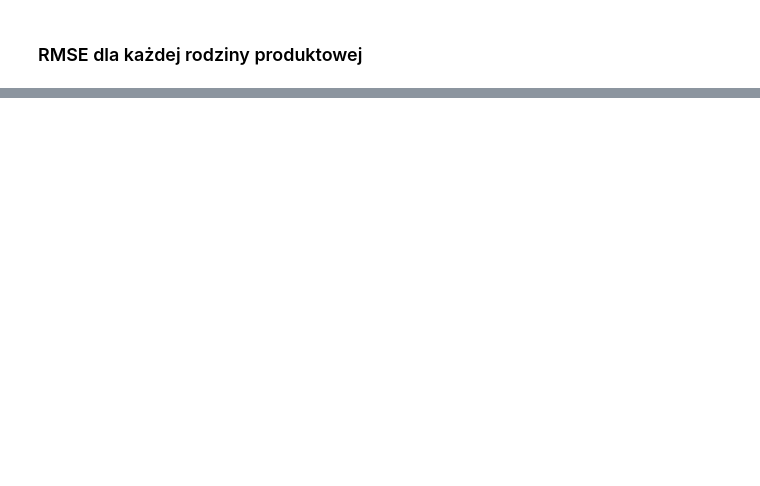
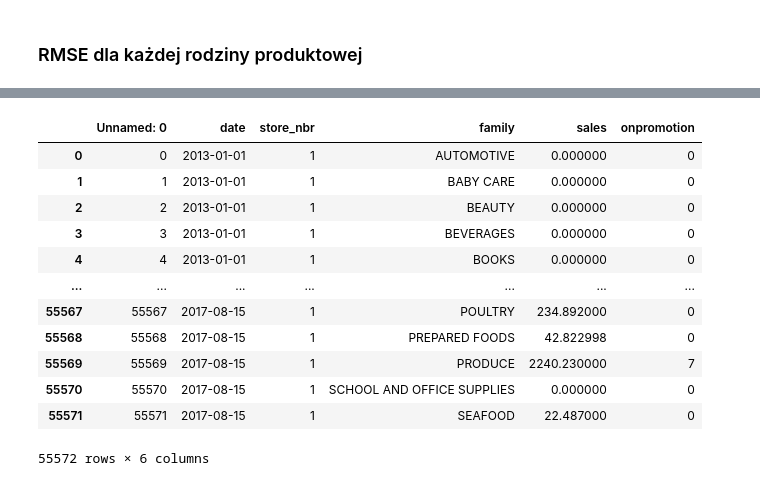
Before and after one commit to Mieszkokucz/UM_UEP_PROJEKT_ZALICZENIOWY, a Jupyter notebook: notebooks/eda.ipynb, the cells around one changed output, grey strips where cells are left out. Saved outputs shown, nothing was run; the diff lists cells and outputs as text; code cells hidden in the pictures; blank space fills up the shorter version.

```diff
--- a/notebooks/eda.ipynb
+++ b/notebooks/eda.ipynb
@@ -342,0 +229,16 @@ df_rmse.sort_values(by='forecast/sales', ascending=False)
+# %%
+store1
+# %% [output]
+|  | Unnamed: 0 | date | store_nbr | family | sales | onpromotion |
+| 0 | 0 | 2013-01-01 | 1 | AUTOMOTIVE | 0.000000 | 0 |
+| 1 | 1 | 2013-01-01 | 1 | BABY CARE | 0.000000 | 0 |
+| 2 | 2 | 2013-01-01 | 1 | BEAUTY | 0.000000 | 0 |
+| 3 | 3 | 2013-01-01 | 1 | BEVERAGES | 0.000000 | 0 |
+| 4 | 4 | 2013-01-01 | 1 | BOOKS | 0.000000 | 0 |
+| ... | ... | ... | ... | ... | ... | ... |
+| 55567 | 55567 | 2017-08-15 | 1 | POULTRY | 234.892000 | 0 |
+| 55568 | 55568 | 2017-08-15 | 1 | PREPARED FOODS | 42.822998 | 0 |
+| 55569 | 55569 | 2017-08-15 | 1 | PRODUCE | 2240.230000 | 7 |
+| 55570 | 55570 | 2017-08-15 | 1 | SCHOOL AND OFFICE SUPPLIES | 0.000000 | 0 |
+| 55571 | 55571 | 2017-08-15 | 1 | SEAFOOD | 22.487000 | 0 |
+55572 rows × 6 columns
```
Also changed, not shown: parts of 21 cells of this notebook, 1 other file.
